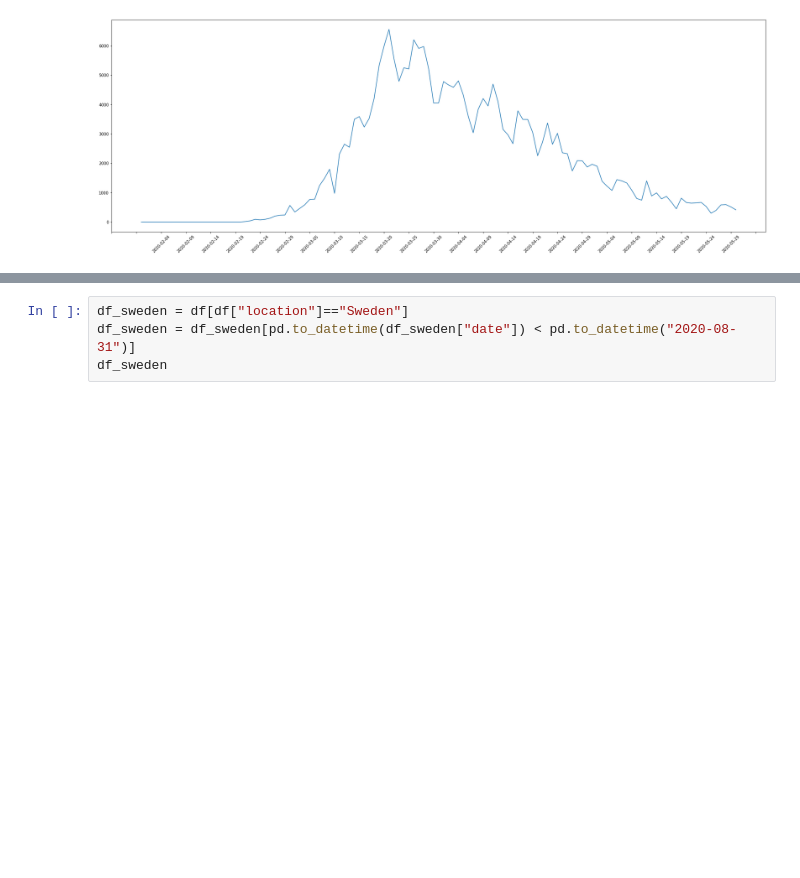
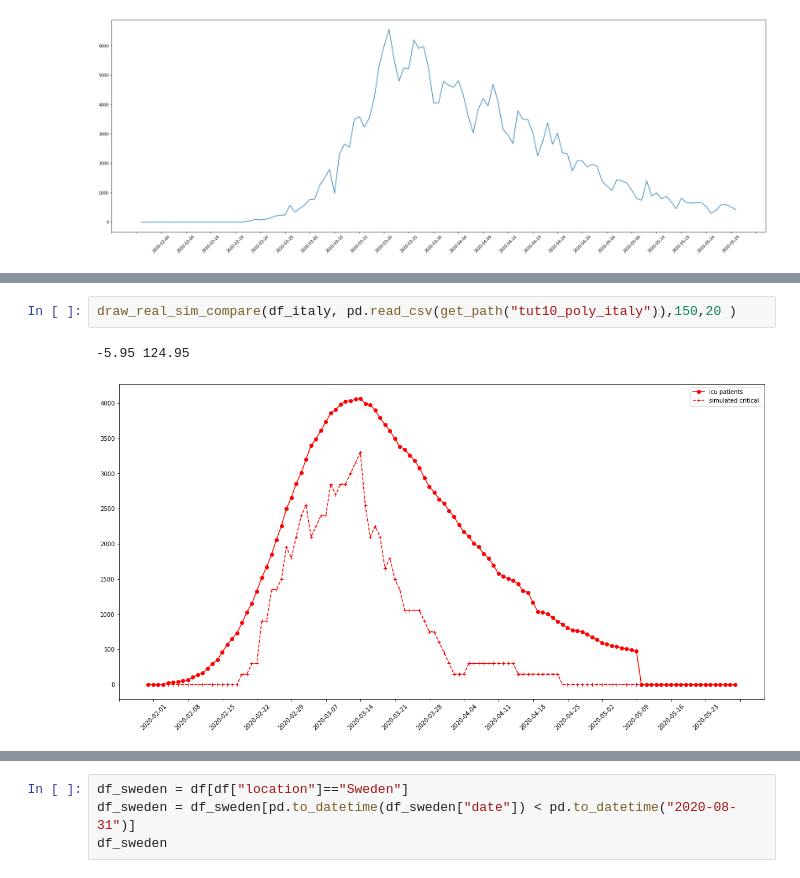
Before and after one commit to tingyincc/pandemic, a Jupyter notebook: scripts/calibration/real_world.ipynb, the cells around one changed output, grey strips where cells are left out. Drawn from its saved outputs; the diff is of its cells as text; blank space fills up the shorter version.

```diff
--- a/scripts/calibration/real_world.ipynb
+++ b/scripts/calibration/real_world.ipynb
@@ -88,0 +162,5 @@ plt.show()
+# %%
+draw_real_sim_compare(df_italy, pd.read_csv(get_path("tut10_poly_italy")),150,20 )
+# %% [output]
+-5.95 124.95
+[figure, added]
```
Also changed, not shown: parts of 36 cells of this notebook, 5 other files.
